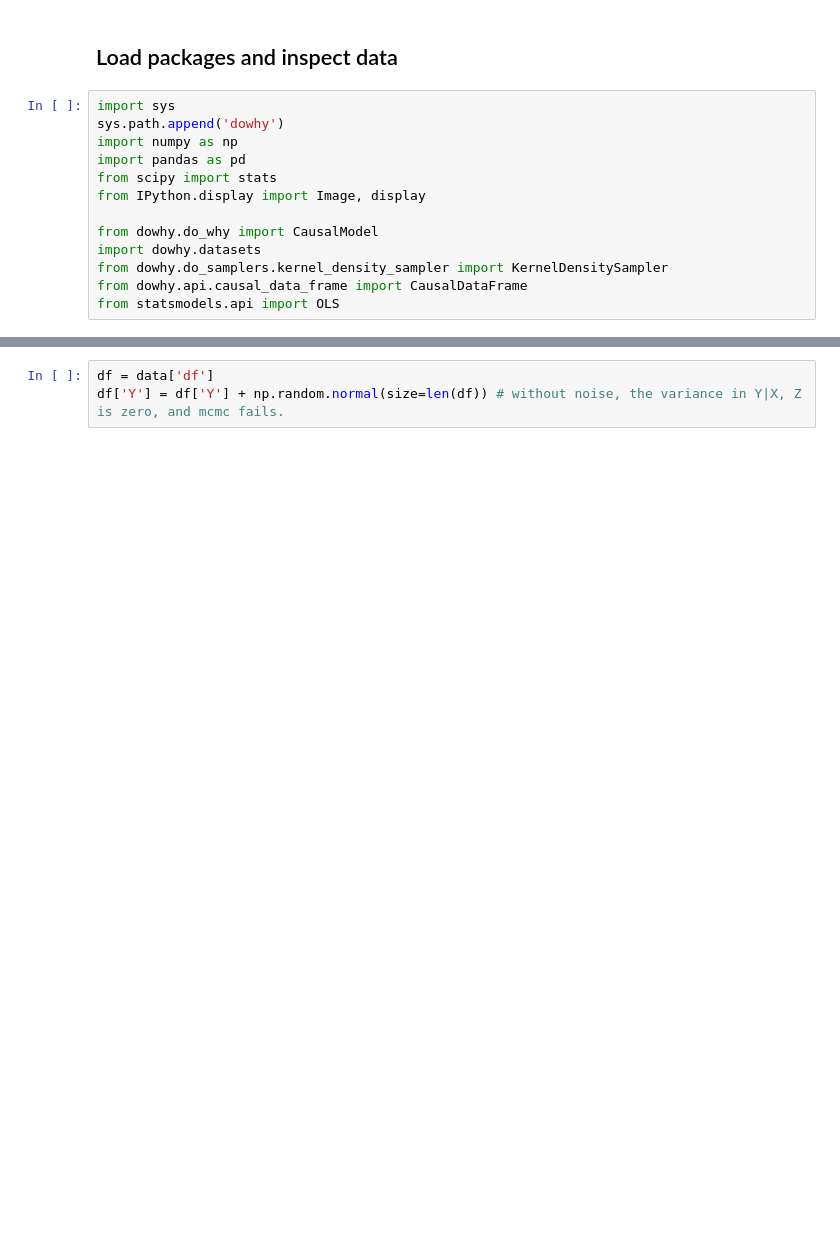
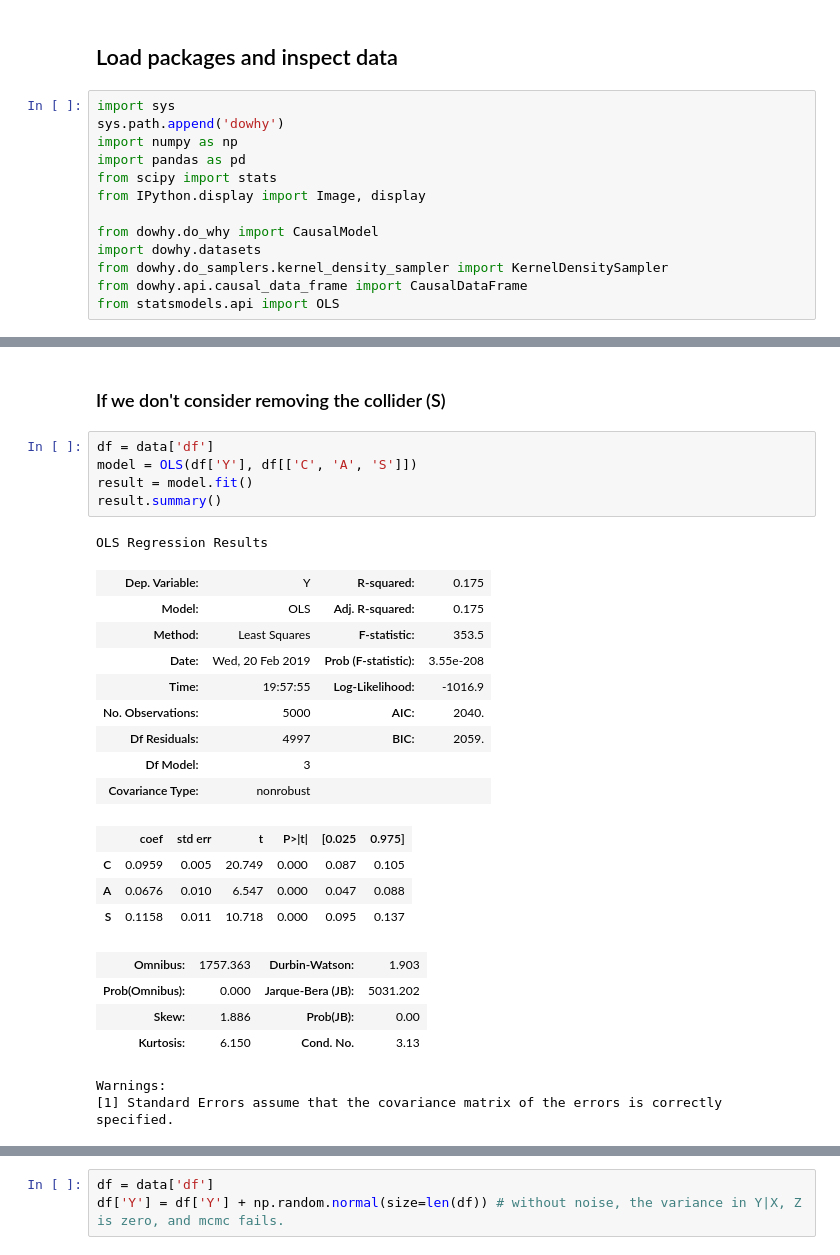
Before and after one commit to ckbjimmy/2019_tokyo, a Jupyter notebook: causal_workshop.ipynb, the cells around one changed output, grey strips where cells are left out. Drawn from its saved outputs; the diff is of its cells as text; blank space fills up the shorter version.

```diff
--- a/causal_workshop.ipynb
+++ b/causal_workshop.ipynb
@@ -193,2 +202,30 @@ data
  'outcome_name': 'Y',
  'treatment_name': 'A'}
+# %% [markdown]
+### If we don't consider removing the collider (S)
+# %%
+df = data['df']
+model = OLS(df['Y'], df[['C', 'A', 'S']])
+result = model.fit()
+result.summary()
+# %% [output]
+OLS Regression Results
+| Dep. Variable: | Y | R-squared: | 0.175 |
+| Model: | OLS | Adj. R-squared: | 0.175 |
+| Method: | Least Squares | F-statistic: | 353.5 |
+| Date: | Wed, 20 Feb 2019 | Prob (F-statistic): | 3.55e-208 |
+| Time: | 19:57:55 | Log-Likelihood: | -1016.9 |
+| No. Observations: | 5000 | AIC: | 2040. |
+| Df Residuals: | 4997 | BIC: | 2059. |
+| Df Model: | 3 |  |  |
+| Covariance Type: | nonrobust |  |  |
+|  | coef | std err | t | P>|t| | [0.025 | 0.975] |
+| C | 0.0959 | 0.005 | 20.749 | 0.000 | 0.087 | 0.105 |
+| A | 0.0676 | 0.010 | 6.547 | 0.000 | 0.047 | 0.088 |
+| S | 0.1158 | 0.011 | 10.718 | 0.000 | 0.095 | 0.137 |
+| Omnibus: | 1757.363 | Durbin-Watson: | 1.903 |
+| Prob(Omnibus): | 0.000 | Jarque-Bera (JB): | 5031.202 |
+| Skew: | 1.886 | Prob(JB): | 0.00 |
+| Kurtosis: | 6.150 | Cond. No. | 3.13 |
+Warnings:
+[1] Standard Errors assume that the covariance matrix of the errors is correctly specified.
```
Also changed, not shown: parts of 19 cells of this notebook.
